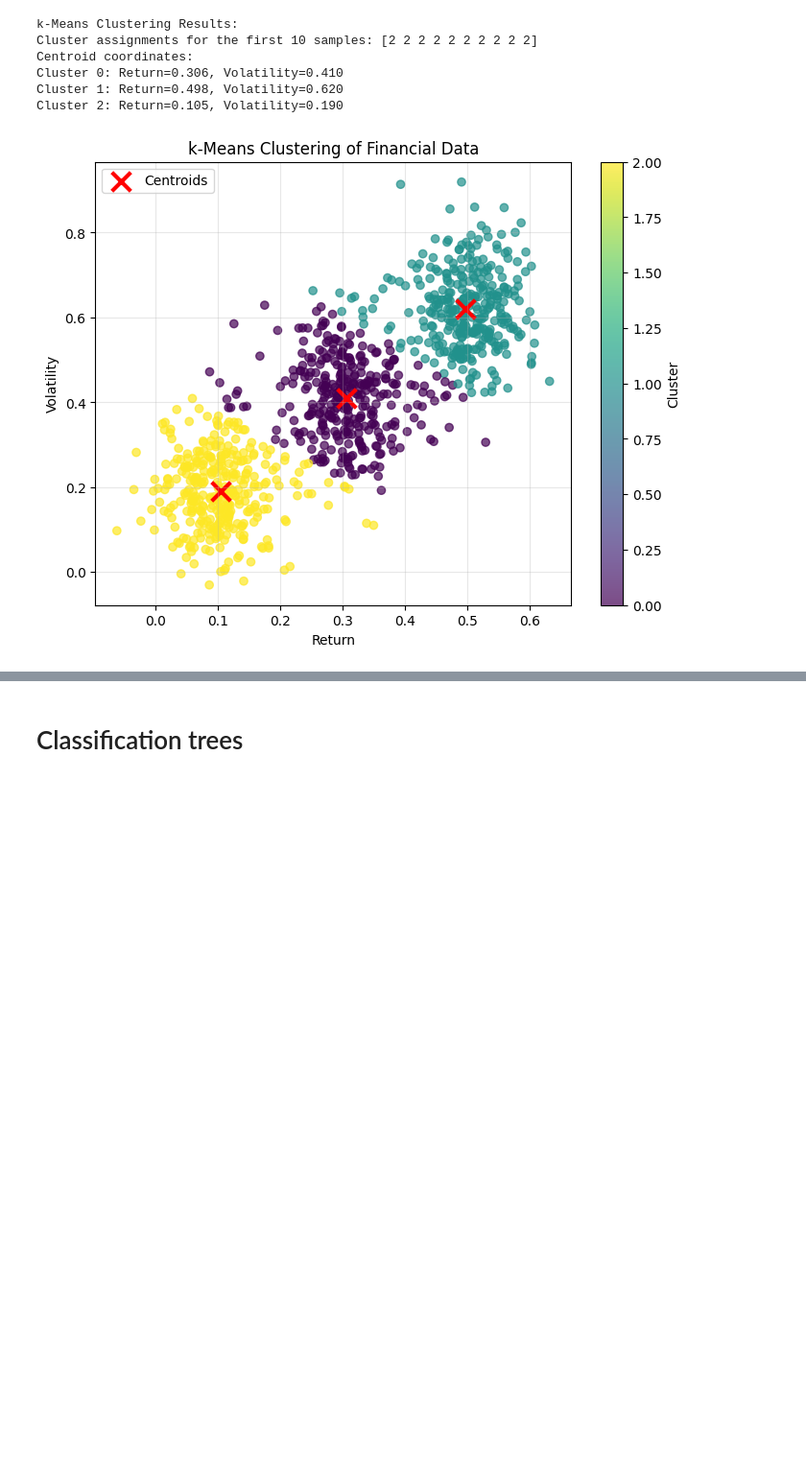
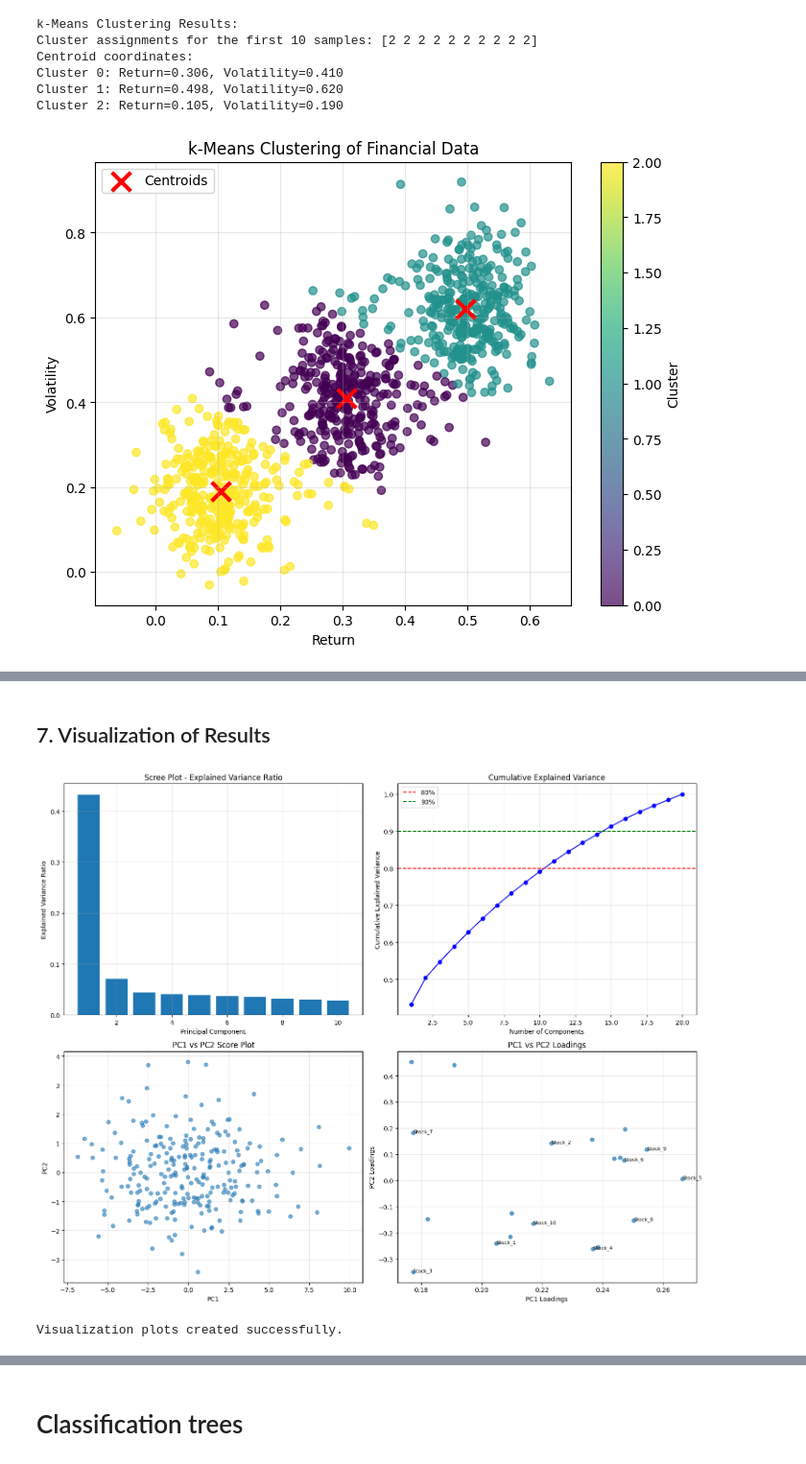
Before and after one commit to albertoHdzE/GWP_1, a Jupyter notebook: MLFinance/gwp1.ipynb, the cells around one changed output, grey strips where cells are left out. Shown at 96% size. Drawn from its saved outputs; the diff is of its cells as text; code cells hidden in the pictures; blank space fills up the shorter version.

```diff
--- a/MLFinance/gwp1.ipynb
+++ b/MLFinance/gwp1.ipynb
@@ -218,0 +316,16 @@ Sample of transformed data (first 5 rows):
+# %%
+# Display PC loadings for interpretation
+print("Principal Component Loadings (first 3 PCs, all stocks):")
+loadings_df = pd.DataFrame(eigenvectors[:3, :].T,
+                          columns=['PC1', 'PC2', 'PC3'],
+                          index=stock_names)
+print(loadings_df.round(4))
+
+# Identify top contributors to each PC
+print("\nTop 5 contributors to each Principal Component:")
+for pc_idx in range(3):
+    pc_loadings = eigenvectors[pc_idx, :]
+    sorted_loadings = sorted(enumerate(pc_loadings), key=lambda x: abs(x[1]), reverse=True)
+    print(f"\nPC{pc_idx+1}:")
+    for i, (stock_idx, loading) in enumerate(sorted_loadings[:5]):
+        print(f"  {stock_names[stock_idx]}: {loading:.4f}")
@@ -218,0 +377,47 @@ Sample of transformed data (first 5 rows):
+# %% [markdown]
+## 7. Visualization of Results
+# %%
+# Create visualization plots
+fig, ((ax1, ax2), (ax3, ax4)) = plt.subplots(2, 2, figsize=(15, 12))
+
+# 1. Scree plot
+ax1.bar(range(1, 11), pca.explained_variance_ratio_[:10])
+ax1.set_title('Scree Plot - Explained Variance Ratio')
+ax1.set_xlabel('Principal Component')
+ax1.set_ylabel('Explained Variance Ratio')
+ax1.grid(True, alpha=0.3)
+
+# 2. Cumulative explained variance
+ax2.plot(range(1, 21), cumulative_var, 'bo-')
+ax2.axhline(y=0.8, color='r', linestyle='--', label='80%')
+ax2.axhline(y=0.9, color='g', linestyle='--', label='90%')
+ax2.set_title('Cumulative Explained Variance')
+ax2.set_xlabel('Number of Components')
+ax2.set_ylabel('Cumulative Explained Variance')
+ax2.legend()
+ax2.grid(True, alpha=0.3)
+
+# 3. PC1 vs PC2 scatter plot
+pc_scores = pd.DataFrame(pca_result, columns=[f'PC{i+1}' for i in range(20)])
+ax3.scatter(pc_scores['PC1'], pc_scores['PC2'], alpha=0.6)
+ax3.set_title('PC1 vs PC2 Score Plot')
+ax3.set_xlabel('PC1')
+ax3.set_ylabel('PC2')
+ax3.grid(True, alpha=0.3)
+
+# 4. Loading plot for PC1 and PC2
+ax4.scatter(eigenvectors[0, :], eigenvectors[1, :], alpha=0.7)
+for i, stock in enumerate(stock_names[:10]):  # Show first 10 for readability
+    ax4.annotate(stock, (eigenvectors[0, i], eigenvectors[1, i]), fontsize=8)
+ax4.set_title('PC1 vs PC2 Loadings')
+ax4.set_xlabel('PC1 Loadings')
+ax4.set_ylabel('PC2 Loadings')
+ax4.grid(True, alpha=0.3)
+
+plt.tight_layout()
+plt.show()
+
+print("Visualization plots created successfully.")
+# %% [output]
+[figure, added]
+Visualization plots created successfully.
```
Also changed, not shown: parts of 19 cells of this notebook, 3 other files.
